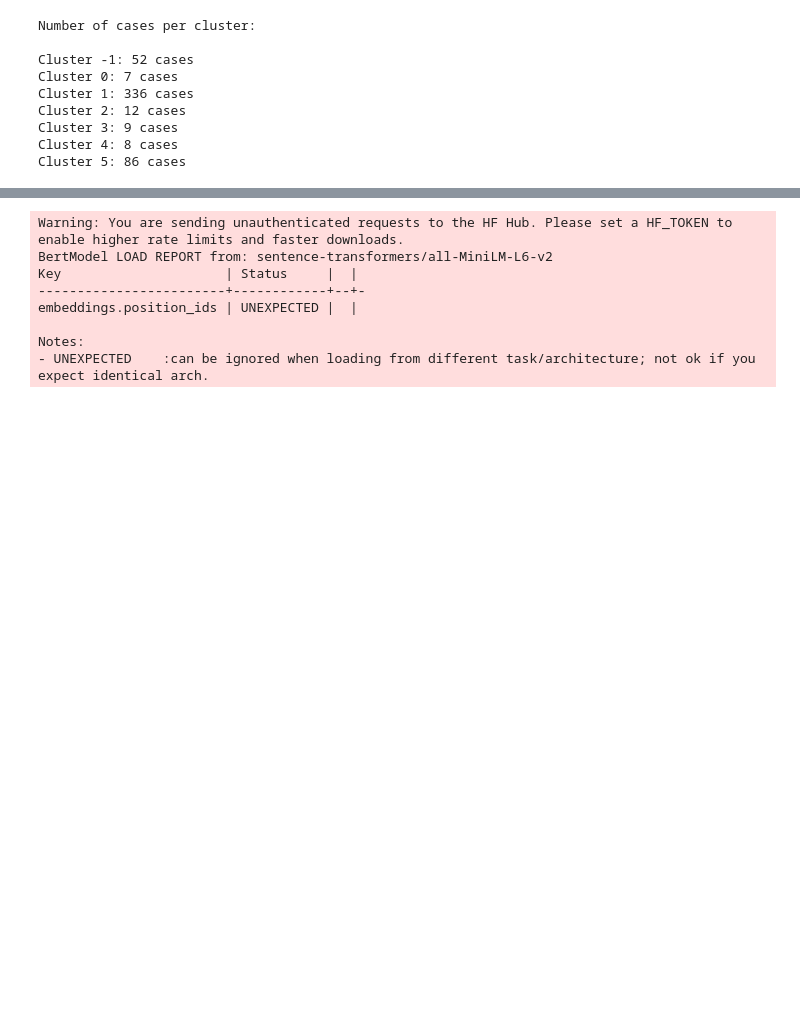
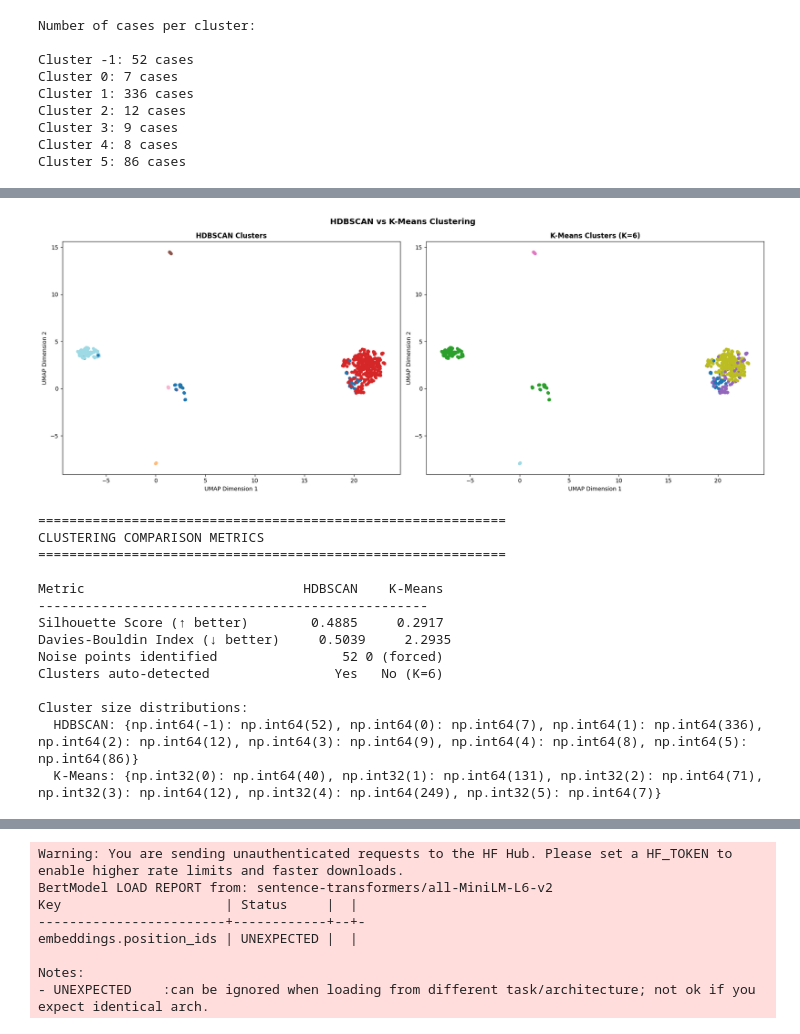
Before and after one commit to romane-lg/Ontario-Court-Cases, a Jupyter notebook: notebook.ipynb, the cells around one changed output, grey strips where cells are left out. Saved outputs shown, nothing was run; the diff lists cells and outputs as text; code cells hidden in the pictures; blank space fills up the shorter version.

Commit message:
Add files via upload
Added cells that compare clustering models.

```diff
--- a/notebook.ipynb
+++ b/notebook.ipynb
@@ -218,0 +244,73 @@ Regarding Cluster -1, these are the noise points identified by HDBSCAN. They rep
+# %%
+from sklearn.cluster import KMeans
+from sklearn.metrics import silhouette_score, davies_bouldin_score
+import numpy as np
+
+# Run K-Means with K=6, same number of clusters HDBSCAN found
+kmeans = KMeans(n_clusters=6, random_state=42, n_init=10)
+kmeans_labels = kmeans.fit_predict(embeddings)
+
+# Store in df for comparison
+df['KMeans_Cluster'] = kmeans_labels
+
+# VISUAL COMPARISON
+fig, axes = plt.subplots(1, 2, figsize=(18, 7))
+
+# HDBSCAN plot (existing result)
+axes[0].scatter(umap_embeddings[:,0], umap_embeddings[:,1],
+                c=cluster_labels, cmap='tab20', s=20)
+axes[0].set_title("HDBSCAN Clusters", fontweight='bold')
+axes[0].set_xlabel("UMAP Dimension 1")
+axes[0].set_ylabel("UMAP Dimension 2")
+
+# K-Means plot (new result)
+axes[1].scatter(umap_embeddings[:,0], umap_embeddings[:,1],
+                c=kmeans_labels, cmap='tab20', s=20)
+axes[1].set_title("K-Means Clusters (K=6)", fontweight='bold')
+axes[1].set_xlabel("UMAP Dimension 1")
+axes[1].set_ylabel("UMAP Dimension 2")
+
+plt.suptitle("HDBSCAN vs K-Means Clustering", fontsize=14, fontweight='bold')
+plt.tight_layout()
+plt.show()
+
+
+# QUANTITATIVE COMPARISON
+# Filter out noise points (-1) from HDBSCAN for fair comparison
+valid_mask = cluster_labels != -1
+hdbscan_silhouette = silhouette_score(embeddings[valid_mask], cluster_labels[valid_mask])
+kmeans_silhouette = silhouette_score(embeddings, kmeans_labels)
+
+hdbscan_db = davies_bouldin_score(embeddings[valid_mask], cluster_labels[valid_mask])
+kmeans_db = davies_bouldin_score(embeddings, kmeans_labels)
+
+print("=" * 60)
+print("CLUSTERING COMPARISON METRICS")
+print("=" * 60)
+print(f"\n{'Metric':<30} {'HDBSCAN':>10} {'K-Means':>10}")
+print("-" * 50)
+print(f"{'Silhouette Score (↑ better)':<30} {hdbscan_silhouette:>10.4f} {kmeans_silhouette:>10.4f}")
+print(f"{'Davies-Bouldin Index (↓ better)':<30} {hdbscan_db:>10.4f} {kmeans_db:>10.4f}")
+print(f"{'Noise points identified':<30} {(cluster_labels == -1).sum():>10} {'0 (forced)':>10}")
+print(f"{'Clusters auto-detected':<30} {'Yes':>10} {'No (K=6)':>10}")
+
+# Cluster size distributions
+print("\nCluster size distributions:")
+print(f"  HDBSCAN: {dict(zip(*np.unique(cluster_labels, return_counts=True)))}")
+print(f"  K-Means: {dict(zip(*np.unique(kmeans_labels, return_counts=True)))}")
+# %% [output]
+[figure, added]
+============================================================
+CLUSTERING COMPARISON METRICS
+============================================================
+
+Metric                            HDBSCAN    K-Means
+--------------------------------------------------
+Silhouette Score (↑ better)        0.4885     0.2917
+Davies-Bouldin Index (↓ better)     0.5039     2.2935
+Noise points identified                52 0 (forced)
+Clusters auto-detected                Yes   No (K=6)
+
+Cluster size distributions:
+  HDBSCAN: {np.int64(-1): np.int64(52), np.int64(0): np.int64(7), np.int64(1): np.int64(336), np.int64(2): np.int64(12), np.int64(3): np.int64(9), np.int64(4): np.int64(8), np.int64(5): np.int64(86)}
+  K-Means: {np.int32(0): np.int64(40), np.int32(1): np.int64(131), np.int32(2): np.int64(71), np.int32(3): np.int64(12), np.int32(4): np.int64(249), np.int32(5): np.int64(7)}
```
Also changed, not shown: parts of 20 cells of this notebook.
